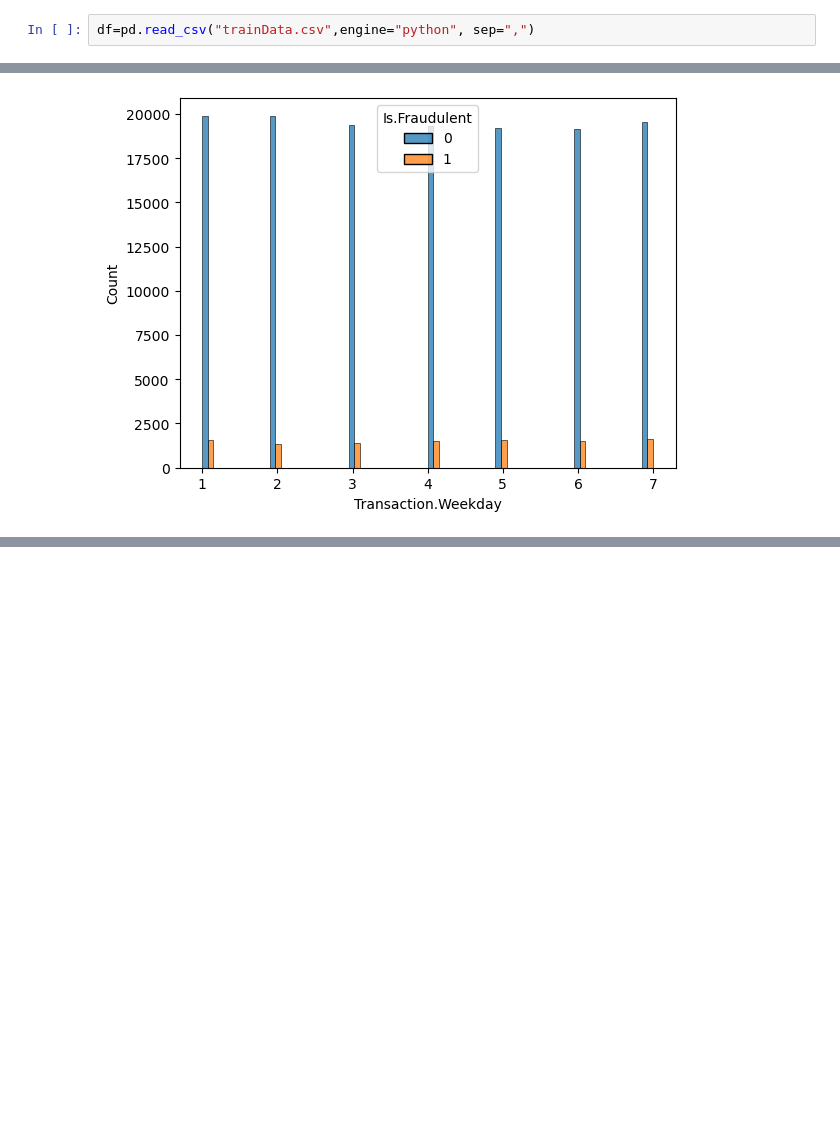
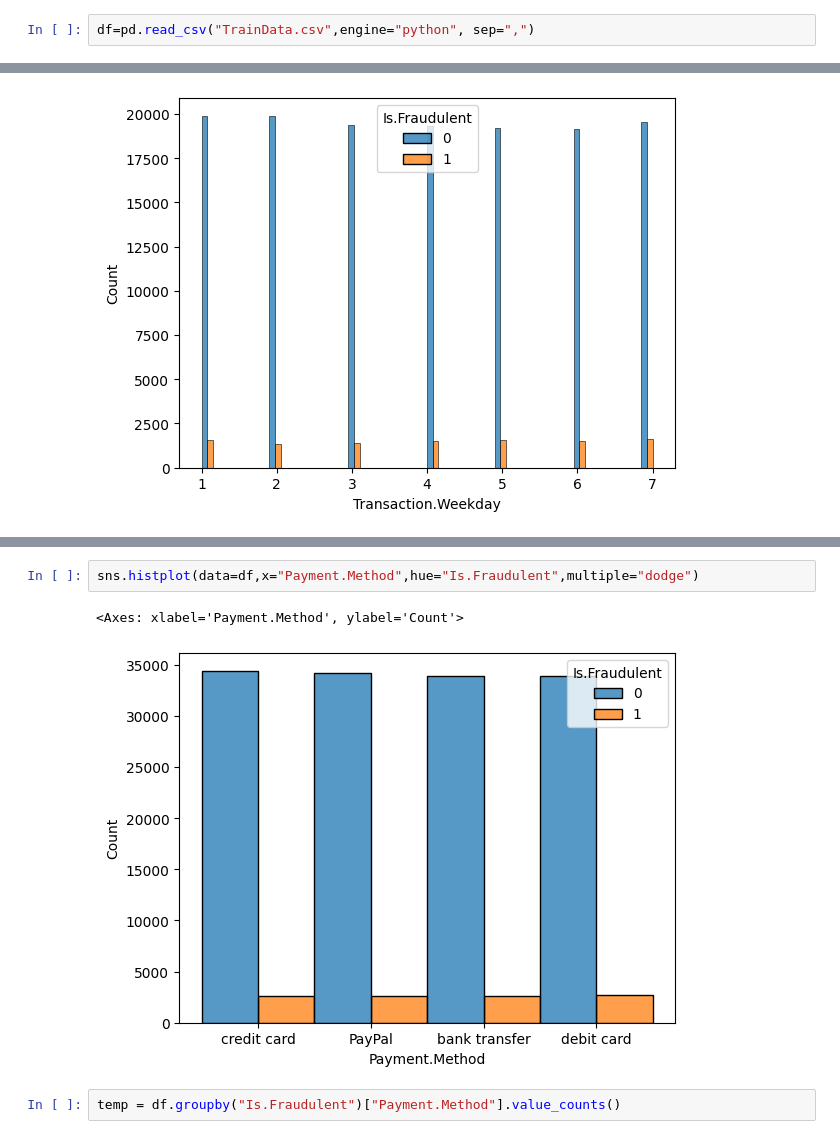
Before and after one commit to andrzejewskimaciej/ML_Intro_Projects, a Jupyter notebook: FE&SMOTE.ipynb, the cells around one changed output, grey strips where cells are left out. Drawn from its saved outputs; the diff is of its cells as text; blank space fills up the shorter version.

```diff
--- a/FE&SMOTE.ipynb
+++ b/FE&SMOTE.ipynb
@@ -10,7 +10,7 @@ from imblearn.over_sampling import SMOTE
 random.seed(123)
 np.random.seed(123)
 # %%
-df=pd.read_csv("trainData.csv",engine="python", sep=",")
+df=pd.read_csv("TrainData.csv",engine="python", sep=",")
 # %%
 df.head(2)
 # %% [output]
@@ -233,0 +271,7 @@ for i in range(1, 8):
+# %%
+sns.histplot(data=df,x="Payment.Method",hue="Is.Fraudulent",multiple="dodge")
+# %% [output]
+<Axes: xlabel='Payment.Method', ylabel='Count'>
+[figure, added]
+# %%
+temp = df.groupby("Is.Fraudulent")["Payment.Method"].value_counts()
```
Also changed, not shown: parts of 6 cells of this notebook, 1 other file.
